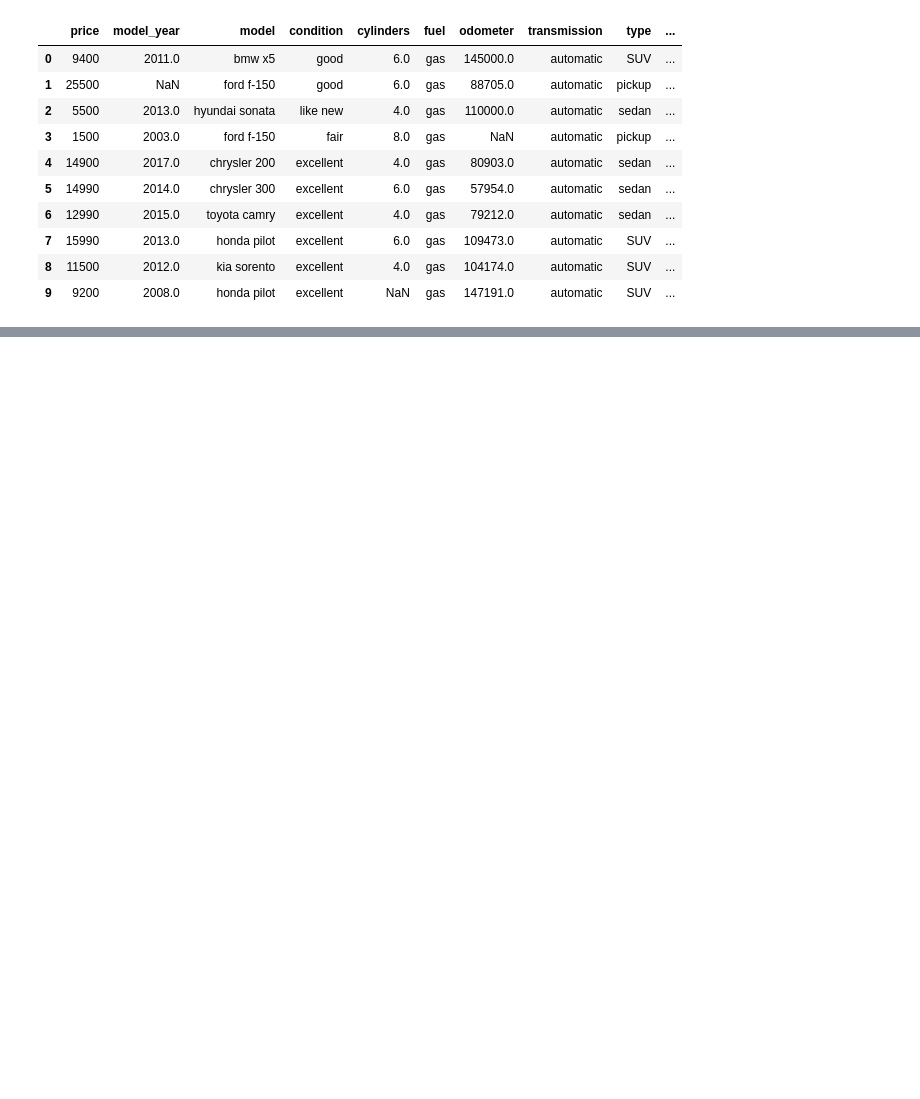
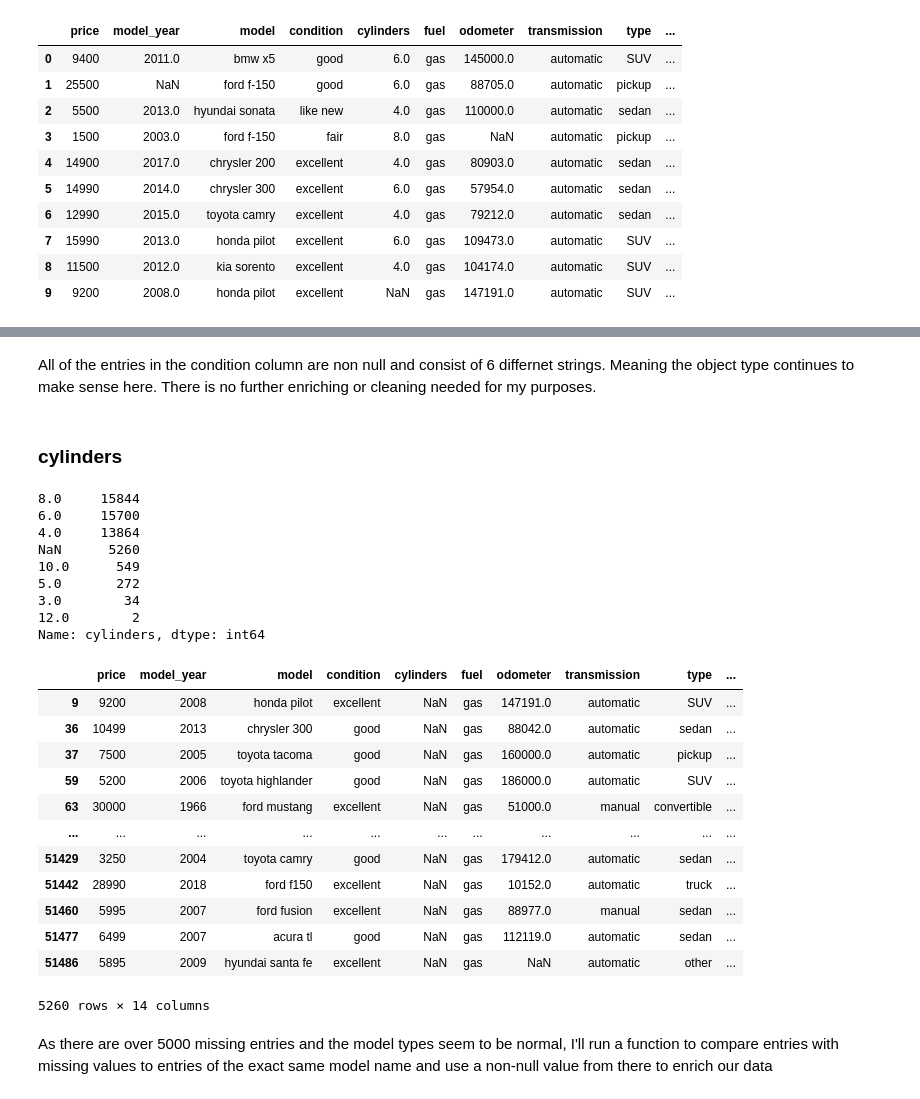
Before and after one commit to muscledork/practicum_sprint_4, a Jupyter notebook: cars_eda.ipynb, the cells around one changed output, grey strips where cells are left out. Saved outputs shown, nothing was run; the diff lists cells and outputs as text; code cells hidden in the pictures; blank space fills up the shorter version.

```diff
--- a/cars_eda.ipynb
+++ b/cars_eda.ipynb
@@ -184,0 +247,32 @@ comp_df = comp_df.drop('model', axis=1)
+# %% [markdown]
+All of the entries in the condition column are non null and consist of 6 differnet strings. Meaning the object type continues to make sense here. There is no further enriching or cleaning needed for my purposes.
+# %% [markdown]
+### cylinders
+# %%
+display(car_data['cylinders'].value_counts(dropna = False))
+display(car_data[car_data['cylinders'].isnull()])
+# %% [output]
+8.0     15844
+6.0     15700
+4.0     13864
+NaN      5260
+10.0      549
+5.0       272
+3.0        34
+12.0        2
+Name: cylinders, dtype: int64
+|  | price | model_year | model | condition | cylinders | fuel | odometer | transmission | type | ... |
+| 9 | 9200 | 2008 | honda pilot | excellent | NaN | gas | 147191.0 | automatic | SUV | ... |
+| 36 | 10499 | 2013 | chrysler 300 | good | NaN | gas | 88042.0 | automatic | sedan | ... |
+| 37 | 7500 | 2005 | toyota tacoma | good | NaN | gas | 160000.0 | automatic | pickup | ... |
+| 59 | 5200 | 2006 | toyota highlander | good | NaN | gas | 186000.0 | automatic | SUV | ... |
+| 63 | 30000 | 1966 | ford mustang | excellent | NaN | gas | 51000.0 | manual | convertible | ... |
+| ... | ... | ... | ... | ... | ... | ... | ... | ... | ... | ... |
+| 51429 | 3250 | 2004 | toyota camry | good | NaN | gas | 179412.0 | automatic | sedan | ... |
+| 51442 | 28990 | 2018 | ford f150 | excellent | NaN | gas | 10152.0 | automatic | truck | ... |
+| 51460 | 5995 | 2007 | ford fusion | excellent | NaN | gas | 88977.0 | manual | sedan | ... |
+| 51477 | 6499 | 2007 | acura tl | good | NaN | gas | 112119.0 | automatic | sedan | ... |
+| 51486 | 5895 | 2009 | hyundai santa fe | excellent | NaN | gas | NaN | automatic | other | ... |
+5260 rows × 14 columns
+# %% [markdown]
+As there are over 5000 missing entries and the model types seem to be normal, I'll run a function to compare entries with missing values to entries of the exact same model name and use a non-null value from there to enrich our data
```
Also changed, not shown: parts of 76 cells of this notebook.
